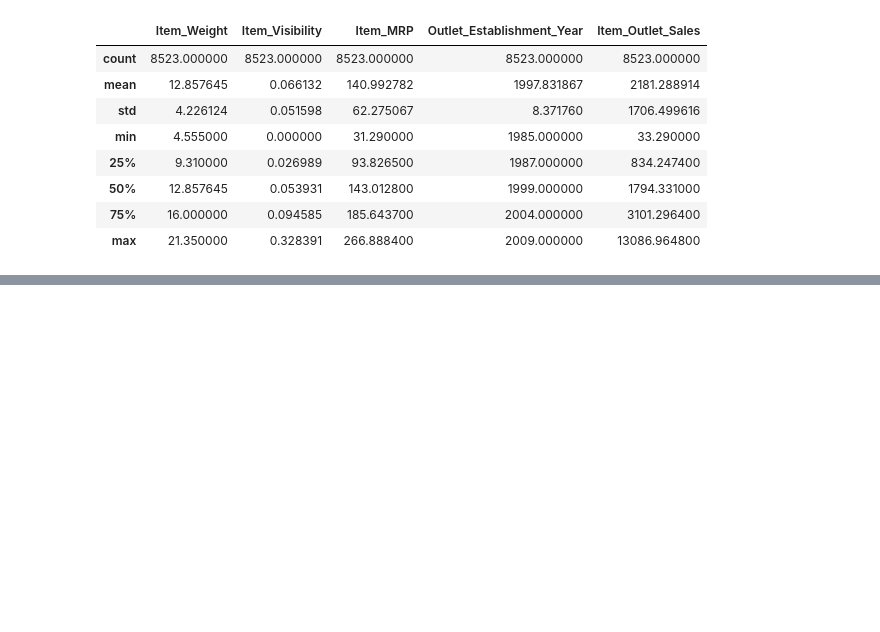
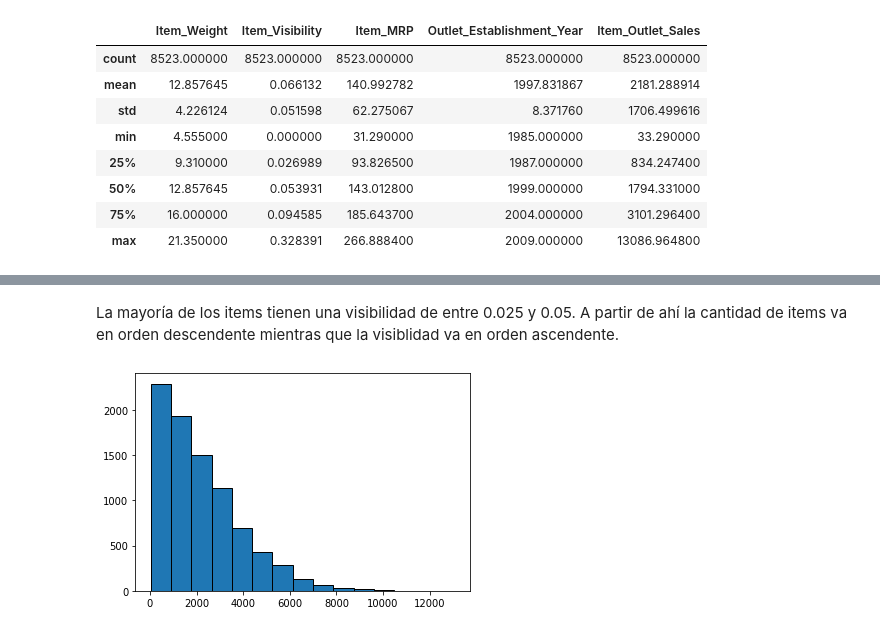
Before and after one commit to mariana-0/predicciones-de-ventas, a Jupyter notebook: predicciones_de_ventas.ipynb, the cells around one changed output, grey strips where cells are left out. Drawn from its saved outputs; the diff is of its cells as text; code cells hidden in the pictures; blank space fills up the shorter version.

```diff
--- a/predicciones_de_ventas.ipynb
+++ b/predicciones_de_ventas.ipynb
@@ -186,0 +199,7 @@ df.describe()
+# %% [markdown]
+La mayoría de los items tienen una visibilidad de entre 0.025 y 0.05. A partir de ahí la cantidad de items va en orden descendente mientras que la visiblidad va en orden ascendente.
+# %%
+plt.hist(df['Item_Outlet_Sales'],bins=15, edgecolor='black')
+plt.show()
+# %% [output]
+[figure, added]
```
Also changed, not shown: parts of 12 cells of this notebook.
